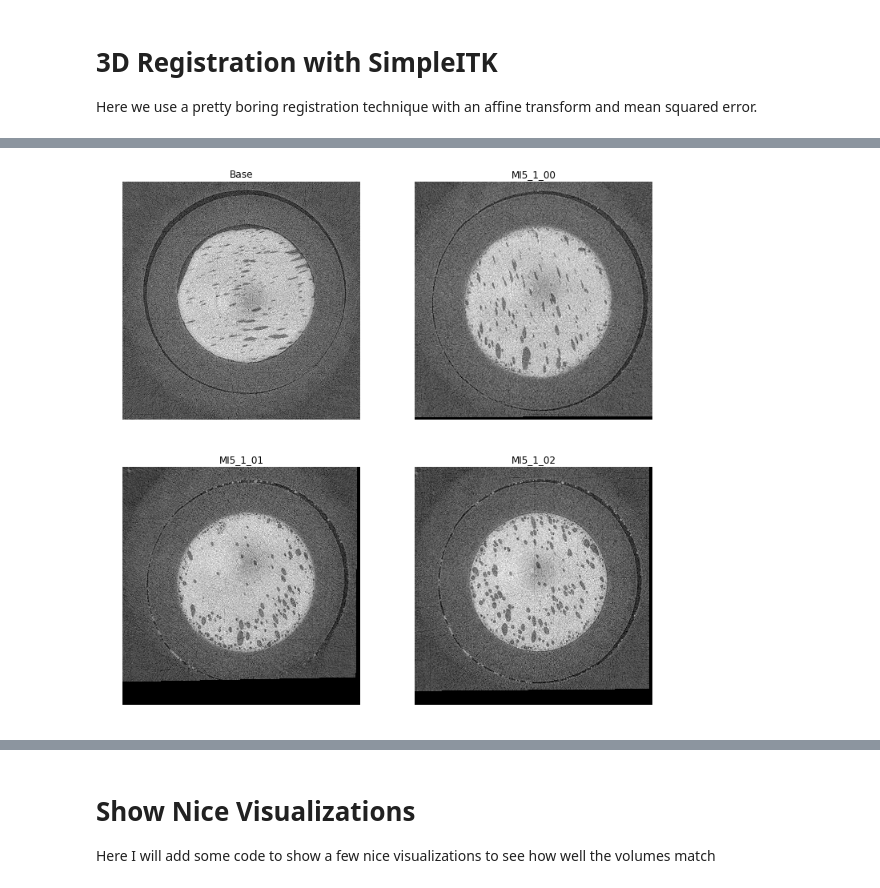
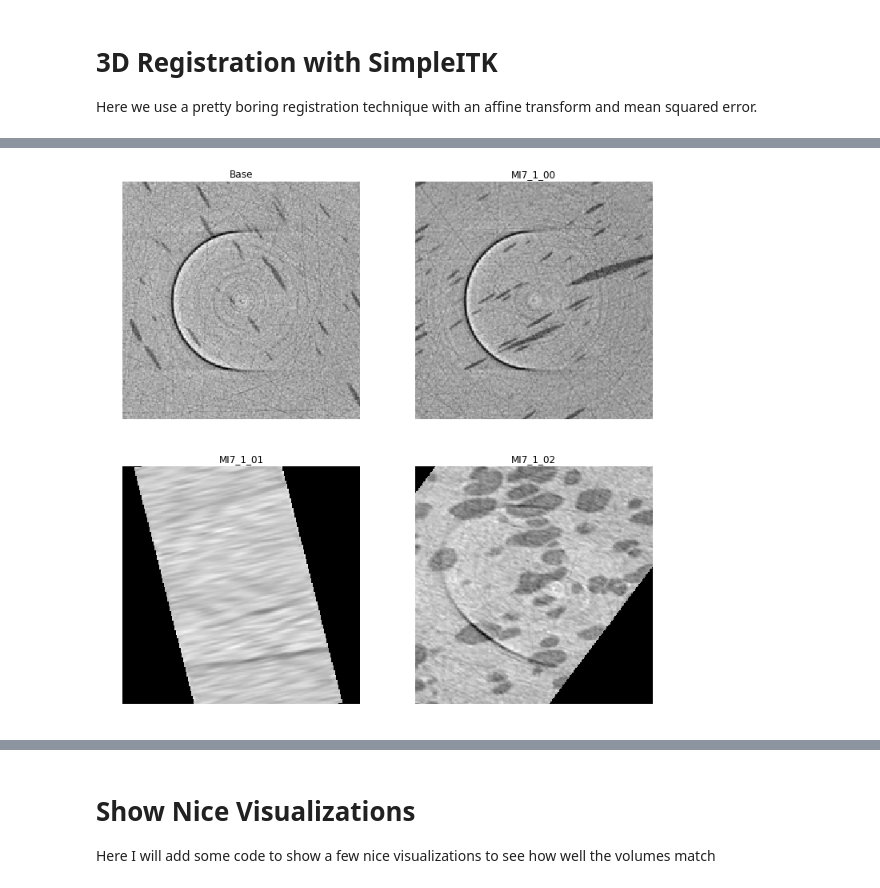
Before and after one commit to Sh4zKh4n/conduit_analysis, a Jupyter notebook: notebooks/3DRegistration.ipynb, the cells around one changed output, grey strips where cells are left out. Saved outputs shown, nothing was run; the diff lists cells and outputs as text; code cells hidden in the pictures.

```diff
--- a/notebooks/3DRegistration.ipynb
+++ b/notebooks/3DRegistration.ipynb
@@ -50,8 +49,8 @@ mi5_df['volume'].map(np.shape)
 Name: volume, dtype: object
 # %%
 fig, m_axs = plt.subplots(2,2, figsize = (12, 12))
-for (_, c_row), c_ax in zip(mi5_df.iterrows(), m_axs.flatten()):
-    c_ax.imshow(c_row['volume'][0], cmap = 'gray')
+for (_, c_row), c_ax in zip(subset_df.iterrows(), m_axs.flatten()):
+    c_ax.imshow(c_row['volume'][c_row['volume'].shape[0]//2], cmap = 'gray')
     c_ax.axis('off')
     c_ax.set_title('{frame_id}'.format(**c_row))
 # %% [output]
@@ -58,0 +58,7 @@ for (_, c_row), c_ax in zip(mi5_df.iterrows(), m_axs.flatten()):
+# %%
+fig, m_axs = plt.subplots(2,2, figsize = (12, 12))
+for (_, c_row), c_ax in zip(subset_df.iterrows(), m_axs.flatten()):
+    c_ax.imshow(c_row['volume'][:,c_row['volume'].shape[1]//2,:], cmap = 'gray')
+    c_ax.axis('off')
+    c_ax.set_aspect(10)
+    c_ax.set_title('{frame_id}'.format(**c_row))
@@ -65,7 +73,7 @@ def register_img(fixed_arr,
                  moving_arr,
                 use_affine = True,
                 use_mse = True,
-                brute_force = True):
+                brute_force = False):
     fixed_image = sitk.GetImageFromArray(fixed_arr)
     moving_image = sitk.GetImageFromArray(moving_arr)
     transform = sitk.AffineTransform(3) if use_affine else sitk.ScaleTransform(3)
@@ -73,6 +81,7 @@ def register_img(fixed_arr,
                                                       moving_image,
                                                       transform,
                                                       sitk.CenteredTransformInitializerFilter.GEOMETRY)
+
     ff_img = sitk.Cast(fixed_image, sitk.sitkFloat32)
     mv_img = sitk.Cast(moving_image, sitk.sitkFloat32)
     registration_method = sitk.ImageRegistrationMethod()
@@ -93,8 +102,8 @@ def register_img(fixed_arr,
     registration_method.SetInterpolator(sitk.sitkLinear)
 
     registration_method.SetOptimizerAsGradientDescent(learningRate=1.0,
-                                                      numberOfIterations=200,
-                                                      convergenceMinimumValue=1e-6,
+                                                      numberOfIterations=2000,
+                                                      convergenceMinimumValue=1e-7,
                                                       convergenceWindowSize=10)
     # Scale the step size differently for each parameter, this is critical!!!
     registration_method.SetOptimizerScalesFromPhysicalShift()
@@ -104,6 +113,12 @@ def register_img(fixed_arr,
                                                      mv_img)
     print('Optimizer\'s stopping condition, {0}'.format(registration_method.GetOptimizerStopConditionDescription()))
     print('Final metric value: {0}'.format(registration_method.GetMetricValue()))
+
+    if len(final_transform_v1.GetParameters())==12:
+        print('Final Params:')
+        print(np.array(final_transform_v1.GetParameters()).reshape((4,3)))
+    else:
+        print('Final Parameters: {}'.format(final_transform_v1.GetParameters()))
     resample = sitk.ResampleImageFilter()
     resample.SetReferenceImage(fixed_image)
 
@@ -112,8 +127,8 @@ def register_img(fixed_arr,
     resample.SetTransform(final_transform_v1)
     return sitk.GetArrayFromImage(resample.Execute(moving_image))
 # %%
-mi5_df = mi5_df.sort_values('frame_id')
-ref_img = mi5_df.head(1)['volume'].values[0]
-fit_df = mi5_df.tail(mi5_df.shape[0]-1)
+subset_df = subset_df.sort_values('frame_id')
+ref_img = subset_df.head(1)['volume'].values[0]
+fit_df = subset_df.tail(subset_df.shape[0]-1)
 fit_df['volume'] = fit_df['volume'].map(lambda x: register_img(ref_img, x))
 # %% [output]
@@ -131,12 +157,12 @@ See the caveats in the documentation: http://pandas.pydata.org/pandas-docs/stabl
 # %%
 fig, m_axs = plt.subplots(2,2, figsize = (12, 12))
 c_ax = m_axs[0,0]
-c_ax.imshow(ref_img[0], cmap = 'gray')
+c_ax.imshow(ref_img[ref_img.shape[0]//2], cmap = 'gray')
 c_ax.axis('off')
 c_ax.set_title('Base')
 for (_, c_row), c_ax in zip(fit_df.iterrows(), m_axs.flatten()[1:]):
-    c_ax.imshow(c_row['volume'][0], cmap = 'gray')
+    c_ax.imshow(c_row['volume'][c_row['volume'].shape[0]//2], cmap = 'gray')
     c_ax.axis('off')
     c_ax.set_title('{frame_id}'.format(**c_row))
 # %% [output]
-[figure, old version]
+[figure, new version]
```
Also changed, not shown: parts of 7 cells of this notebook, 1 other file.
